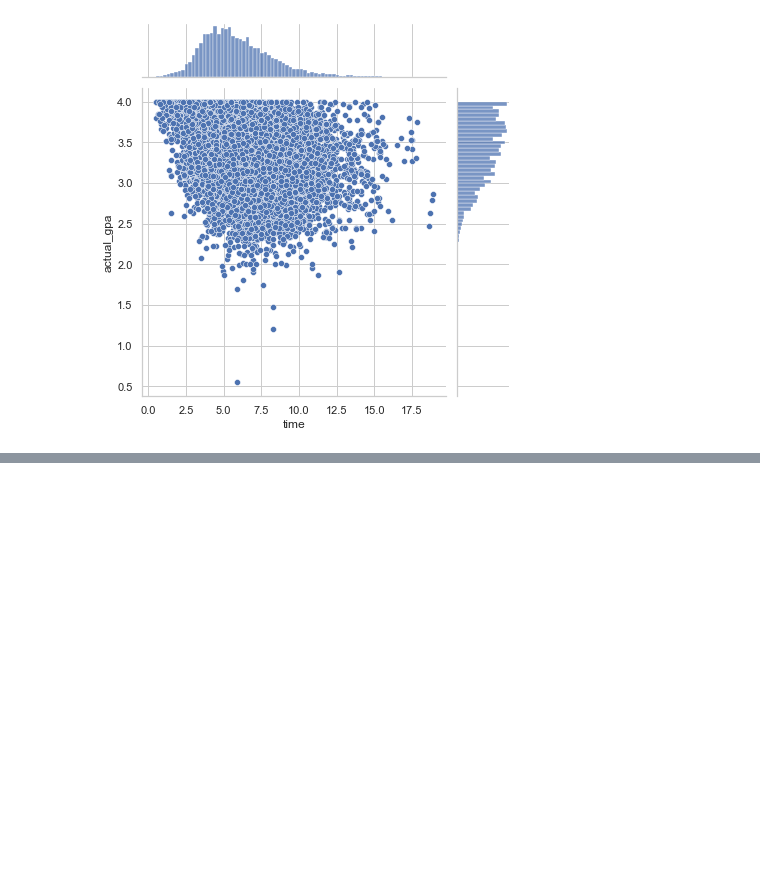
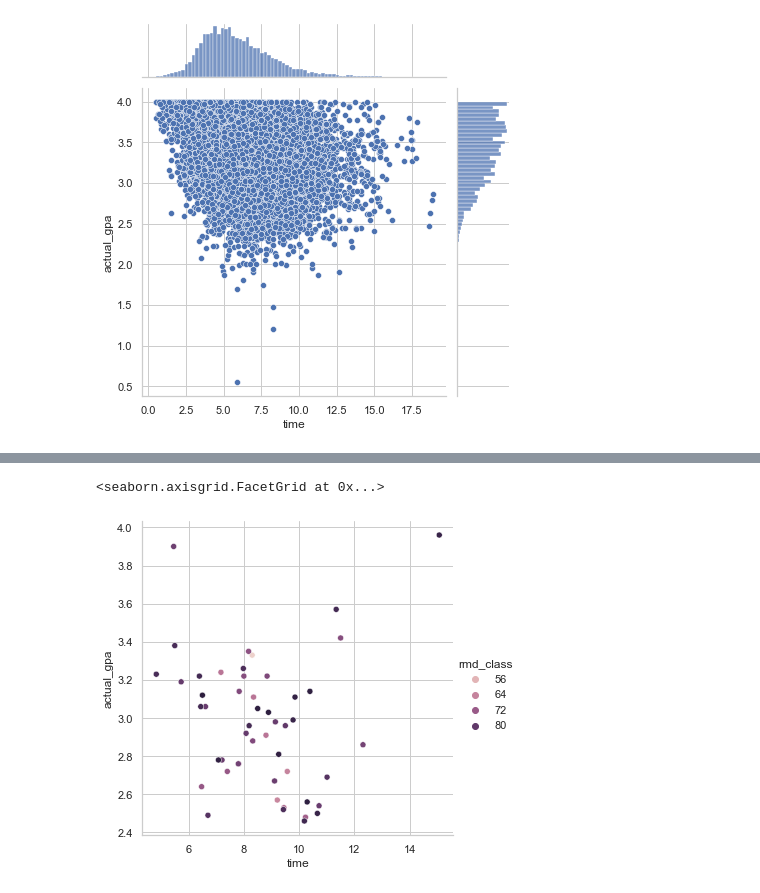
Before and after one commit to duongkelvin75/ECE143_Project, a Jupyter notebook: processing_final1_yuchen.ipynb, the cells around one changed output, grey strips where cells are left out. Drawn from its saved outputs; the diff is of its cells as text; code cells hidden in the pictures; blank space fills up the shorter version.

```diff
--- a/processing_final1_yuchen.ipynb
+++ b/processing_final1_yuchen.ipynb
@@ -853,0 +858,5 @@ sns.jointplot(x='time',y='actual_gpa',data=df)
+# %%
+df_worst=df_quarter.sort_values(by='rmd_class').reset_index(drop=True)
+# %%
+df_worst_50=df_worst.head(50)
+df_worst_50
@@ -853,0 +881,5 @@ sns.jointplot(x='time',y='actual_gpa',data=df)
+# %%
+sns.relplot(x='time',y='actual_gpa',hue='rmd_class',data=df_worst_50)
+# %% [output]
+<seaborn.axisgrid.FacetGrid at 0x...>
+[figure, added]
```
Also changed, not shown: parts of 9 cells of this notebook.
